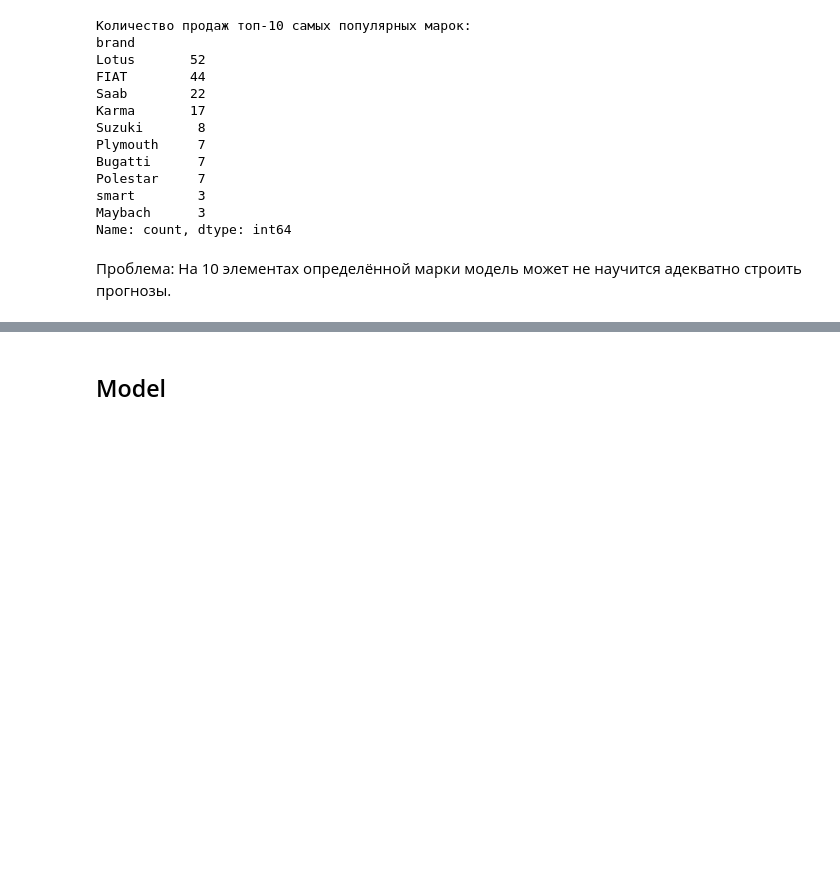
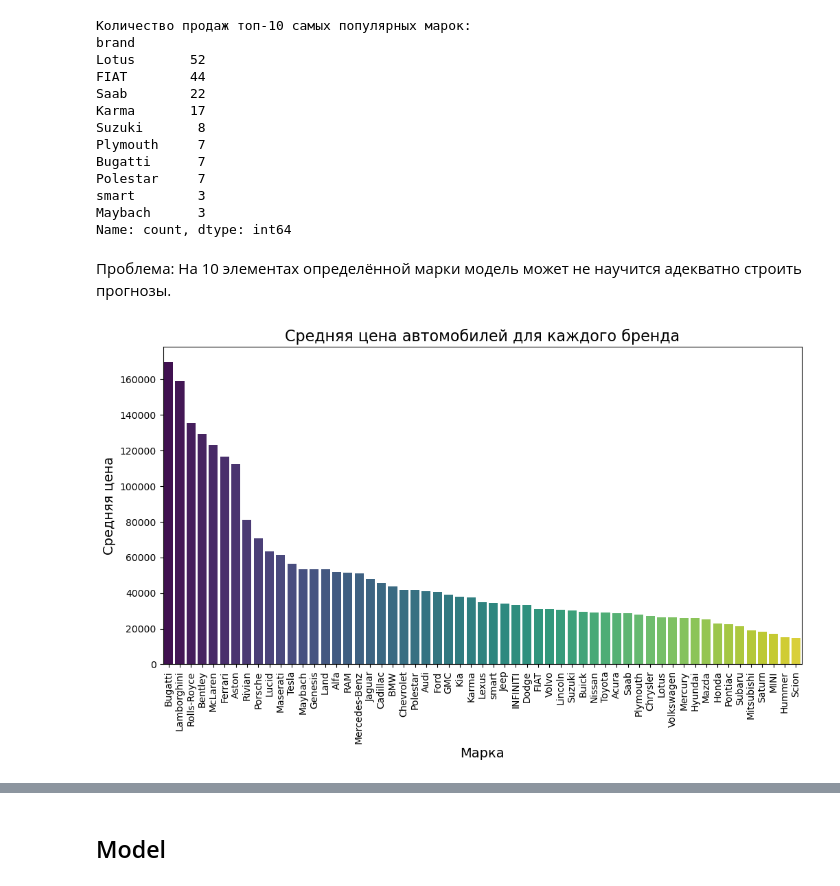
Before and after one commit to White4ndBlack/Regression-of-Used-Car-Prices, a Jupyter notebook: code.ipynb, the cells around one changed output, grey strips where cells are left out. Cells and saved outputs as stored; diff of their text form; code cells hidden in the pictures; blank space fills up the shorter version.

```diff
--- a/code.ipynb
+++ b/code.ipynb
@@ -152,3 +154,24 @@ Maybach      3
 Name: count, dtype: int64
 # %% [markdown]
 Проблема: На 10 элементах определённой марки модель может не научится адекватно строить прогнозы.
+# %%
+
+# Подсчёт средней цены автомобилей для каждого бренда и сортировка по убыванию
+average_price_per_brand = data.groupby('brand')['price'].mean().sort_values(ascending=False)
+
+# Увеличиваем размер графика для лучшей видимости
+plt.figure(figsize=(12, 6))
+
+# Построение столбчатой диаграммы
+sns.barplot(x=average_price_per_brand.index, y=average_price_per_brand.values, palette='viridis',order=average_price_per_brand.index)
+
+# Добавление подписей
+plt.title('Средняя цена автомобилей для каждого бренда', fontsize=16)
+plt.xlabel('Марка', fontsize=14)
+plt.ylabel('Средняя цена', fontsize=14)
+plt.xticks(rotation=90)  # Поворачиваем подписи брендов для лучшего отображения
+
+# Отображение графика
+plt.show()
+# %% [output]
+[figure, added]
```
Also changed, not shown: parts of 19 cells of this notebook, 40 other files.
